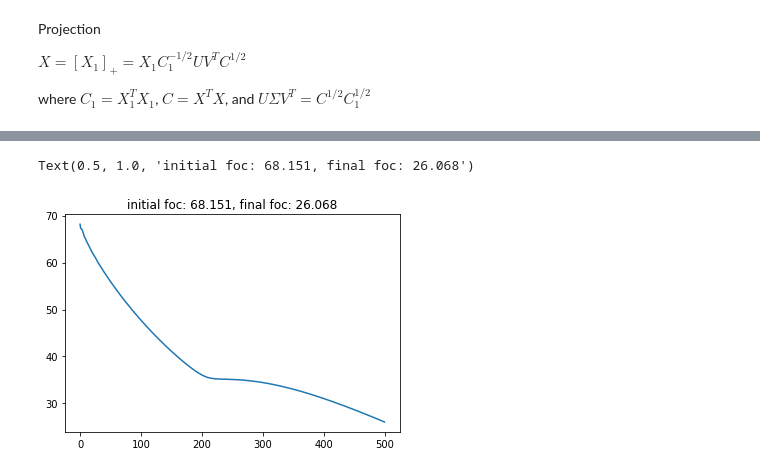
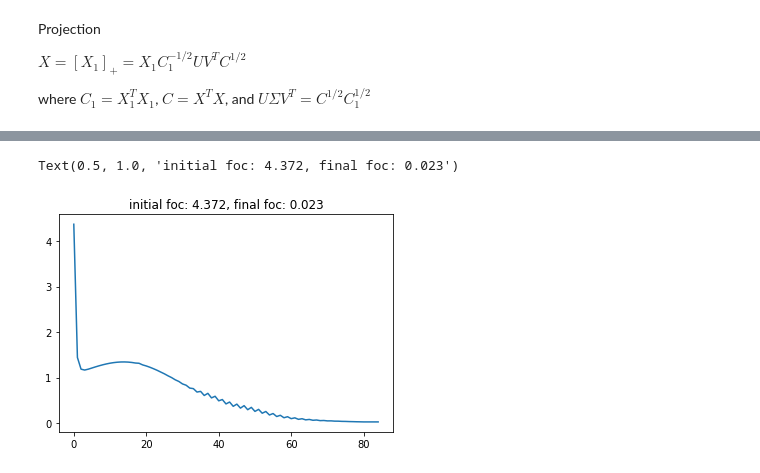
Before and after one commit to choltz95/Eigenvalue-problem-plus-linear-constraints, a Jupyter notebook: rayleigh.ipynb, the cells around one changed output, grey strips where cells are left out. Saved outputs shown, nothing was run; the diff lists cells and outputs as text; code cells hidden in the pictures.

```diff
--- a/rayleigh.ipynb
+++ b/rayleigh.ipynb
@@ -109,10 +127,20 @@ $X = [X_1]_+ = X_1C_1^{-1/2}UV^TC^{1/2}$
 where $C_1 = X_1^TX_1$, $C = X^TX$, and $U\Sigma V^T = C^{1/2}C_1^{1/2}$
 # %%
 @jit
-def project(X1, C, c=jnp.array([0,0])):
+def project(X1, C, E_0, c=jnp.array([0,0])):
     C1 = X1.T@X1
     C1sqrt = utils._sqrtm(C1)
     Csqrt = utils._sqrtm(C)
     U,s,V = jnp.linalg.svd(Csqrt@C1sqrt)
     X = X1@jnp.linalg.inv(C1sqrt)@U@V.T@Csqrt
+
+    # default to this unless not improve cost
+    # normalized v as Q
+    negdef = jnp.all(jnp.linalg.eigvals(X.T@E_0) <= 0)
+    U_E, _, V_E = jnp.linalg.svd(X.T@E_0)
+    X = jax.lax.cond(negdef,
+                     lambda _ : X@(-U_E@V_E.T),
+                     lambda _ : X,
+                     operand=None
+                    )
     return X.real
@@ -420,0 +537,20 @@ plt.show()
+# %%
+del w
+del v
+del X_k_r
+v = jnp.ones(n)
+A, P, b_x, b_y, n0_x, n0_y, fixed_idx = map_vars(L, X_k, fixed_indices, v.sum()*jnp.array([0,0]))
+
+mapped_vars = (A, P, b_x, b_y, n0_x, n0_y, fixed_idx)
+
+#print(P.shape)
+if method == "pgd":
+    # 5e-2
+    pgd_lr = 5e-2
+    #opt_init, opt_update, get_params = padam(pgd_lr,partial(lambda x, y: project(y,x),C), b1=0.9, b2=0.999, eps=1e-08)
+    opt_init, opt_update, get_params = padam(pgd_lr,partial(lambda x, y, z: project(z, y, x),
+                                                    np.stack([b_x,b_y],axis=1), C), b1=0.9, b2=0.999, eps=1e-08)
+
+elif method == "pnd":
+    opt_init, opt_update, get_params = psgd(partial(lambda x, y, z: project(z, y, x),
+                                                    np.stack([b_x,b_y],axis=1), C))
@@ -420,0 +562,6 @@ plt.show()
+# %%
+#%prun -s cumulative cluster(rng, (opt_init, opt_update, get_params),X_k, L, mapped_vars, fixed_indices=fixed_indices,c1=c1, c2=c2, c3=c3, centercons=v.sum()*jnp.array([0,0]), v=None, D=None, eps=1e-8, maxiters=2000, convergence_criterion=1e-3, method=method)
+result = cluster(rng, (opt_init, opt_update, get_params),
+                 X_k, L, mapped_vars, fixed_indices=fixed_indices,c1=c1, c2=c2, c3=c3, centercons=v.sum()*jnp.array([0,0]),
+                 v=None, D=None, eps=1e-8, maxiters=1000, convergence_criterion=1e-4, method=method)
+results = [result]
@@ -421,6 +589,6 @@ plt.show()
 # %%
-plt.plot(result['foc'])
+plt.plot(result['foc'][:np.argmin(result['lossh'])])
 plt.title('initial foc: {:.3f}, final foc: {:.3f}'.format(result['foc'][0], result['foc'][-1]))
 # %% [output]
-Text(0.5, 1.0, 'initial foc: 68.151, final foc: 26.068')
+Text(0.5, 1.0, 'initial foc: 4.372, final foc: 0.023')
-[figure, old version]
+[figure, new version]
```
Also changed, not shown: parts of 41 cells of this notebook, 5 other files.
